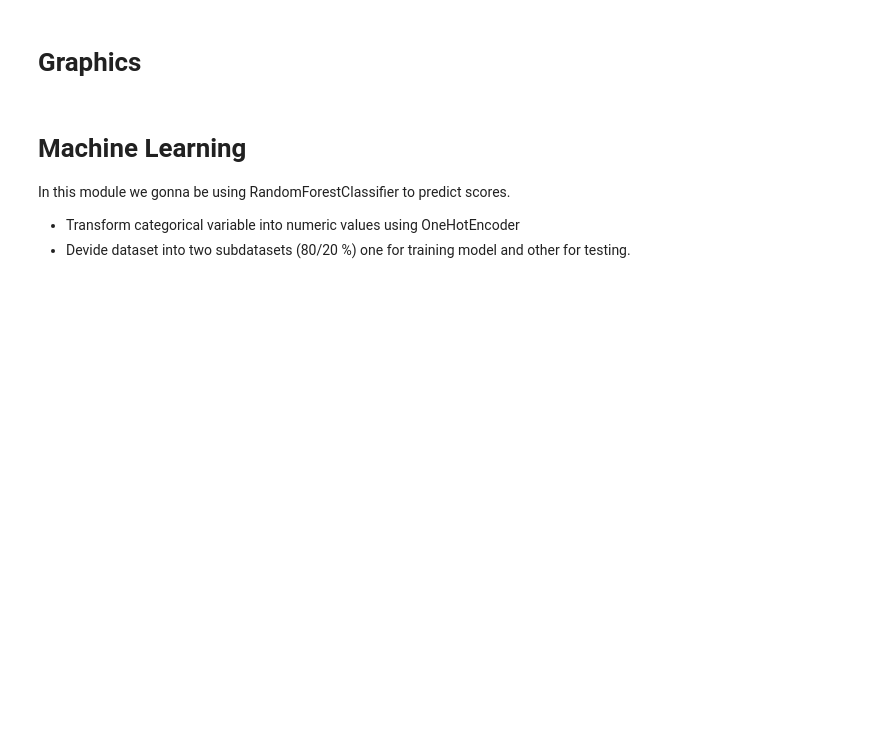
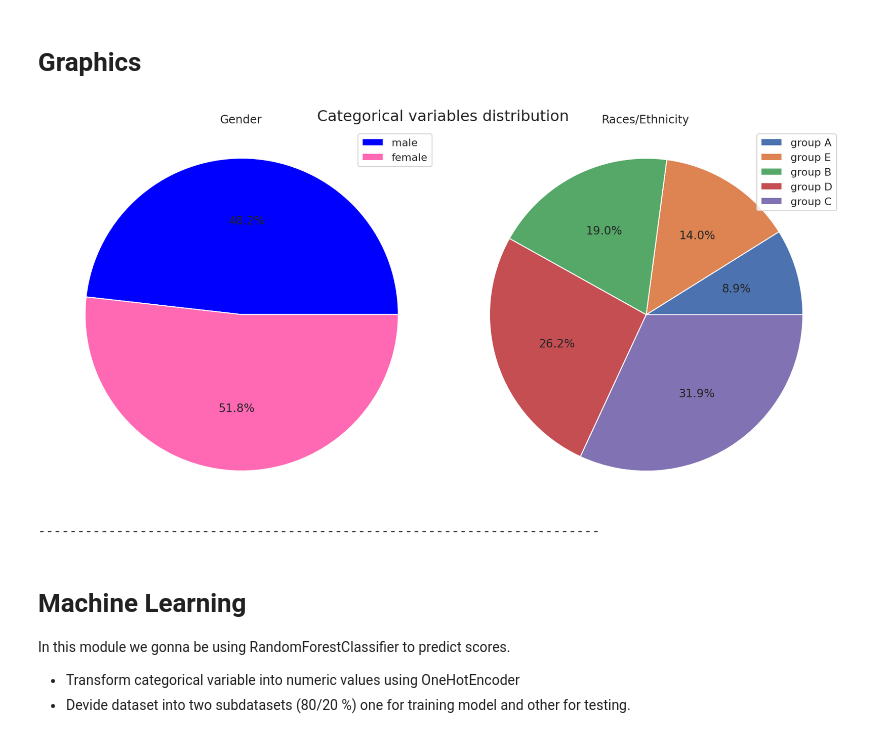
Before and after one commit to randonneesdatatrek/Team_11, a Jupyter notebook: src/studentBAP.ipynb, the cells around one changed output. Drawn from its saved outputs; the diff is of its cells as text; code cells hidden in the pictures; blank space fills up the shorter version.

```diff
--- a/src/studentBAP.ipynb
+++ b/src/studentBAP.ipynb
@@ -430,34 +412,37 @@ def barMeanPerformanceGraph():
     mean_perormance=ds.eval('(math_score + reading_score + writing_score)/3').rename('mean_perormance')
     sns.barplot(ax=ax[0,0], data=ds,y=mean_perormance , x='gender',palette=['hotpink','blue']).set_title('Mean for all scores', fontsize=18)
     sns.barplot(ax=ax[1,0], data=ds,y=mean_perormance , x='race_ethnicity')
     ple=sns.barplot(ax=ax[2,0], data=ds,y=mean_perormance , x='parental_level_of_education')
     ple.set_xticklabels(ple.get_xticklabels(),rotation=30)
 
     sns.barplot(ax=ax[3,0], data=ds,y=mean_perormance , x='lunch')
     sns.barplot(ax=ax[4,0], data=ds,y=mean_perormance , x='test_preparation_course')
 
     # Math score
     sns.barplot(ax=ax[0,1], data=ds,y='math_score' , x='gender',palette=['hotpink','blue']).set_title('Math score', fontsize=18)
     sns.barplot(ax=ax[1,1], data=ds,y='math_score' , x='race_ethnicity')
     sns.barplot(ax=ax[2,1], data=ds,y='math_score' , x='parental_level_of_education').set_xticklabels(ple.get_xticklabels(),rotation=30)
     sns.barplot(ax=ax[3,1], data=ds,y='math_score' , x='lunch')
     sns.barplot(ax=ax[4,1], data=ds,y='math_score' , x='test_preparation_course')
 
     # Reading score
     sns.barplot(ax=ax[0,2], data=ds,y='reading_score' , x='gender',palette=['hotpink','blue']).set_title('Reading score', fontsize=18)
     sns.barplot(ax=ax[1,2], data=ds,y='reading_score' , x='race_ethnicity')
     sns.barplot(ax=ax[2,2], data=ds,y='reading_score' , x='parental_level_of_education').set_xticklabels(ple.get_xticklabels(),rotation=30)
     sns.barplot(ax=ax[3,2], data=ds,y='reading_score' , x='lunch')
     sns.barplot(ax=ax[4,2], data=ds,y='reading_score' , x='test_preparation_course')
 
     # Writing scores
     sns.barplot(ax=ax[0,3], data=ds,y='writing_score' , x='gender',palette=['hotpink','blue']).set_title('Writing scores', fontsize=18)
     sns.barplot(ax=ax[1,3], data=ds,y='writing_score' , x='race_ethnicity')
     sns.barplot(ax=ax[2,3], data=ds,y='writing_score' , x='parental_level_of_education').set_xticklabels(ple.get_xticklabels(),rotation=30)
     sns.barplot(ax=ax[3,3], data=ds,y='writing_score' , x='lunch')
     sns.barplot(ax=ax[4,3], data=ds,y='writing_score' , x='test_preparation_course')
 
-barMeanPerformanceGraph()
+showCategoricalvariables()
+# %% [output]
+[figure, added]
+------------------------------------------------------------------------
 # %% [markdown]
 # Machine Learning
 
```
Also changed, not shown: parts of 2 cells of this notebook.
